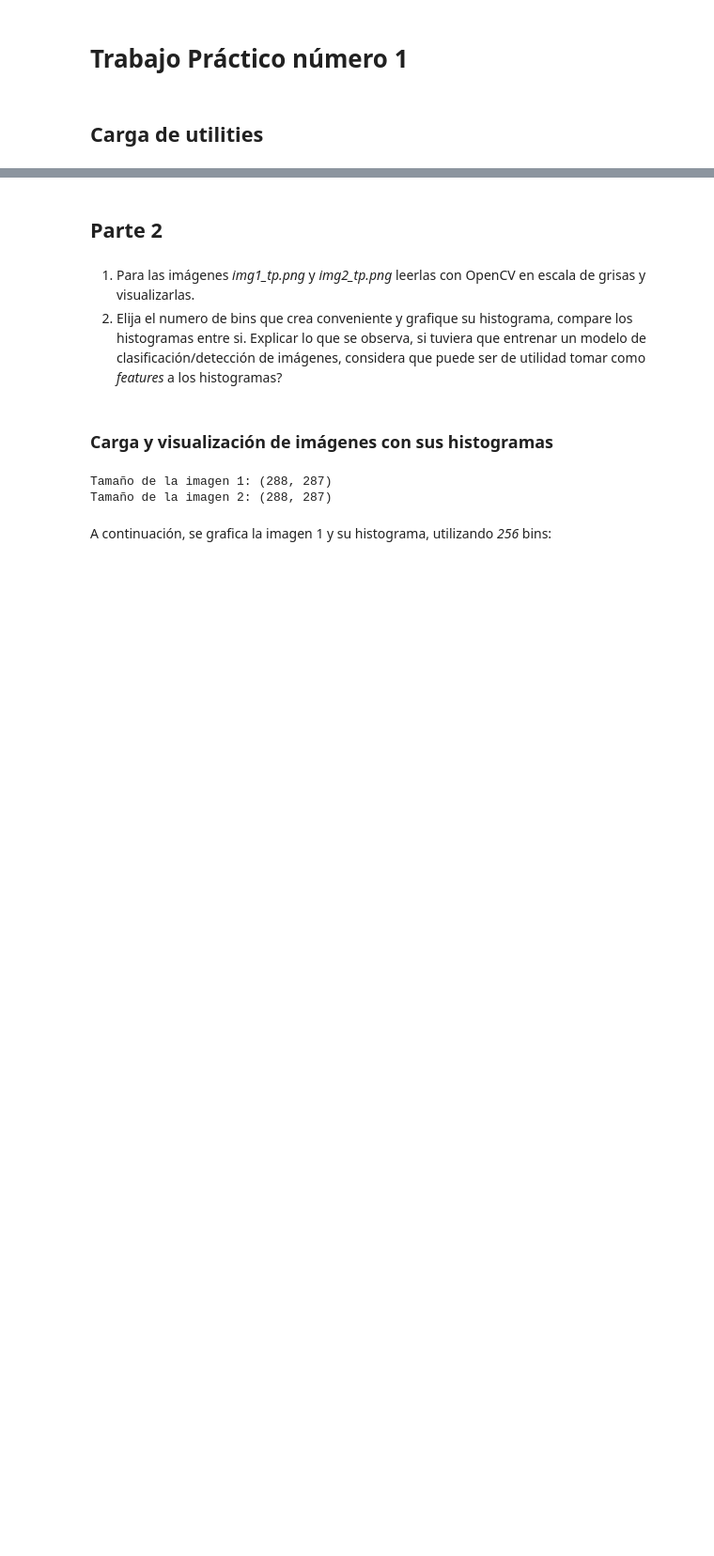
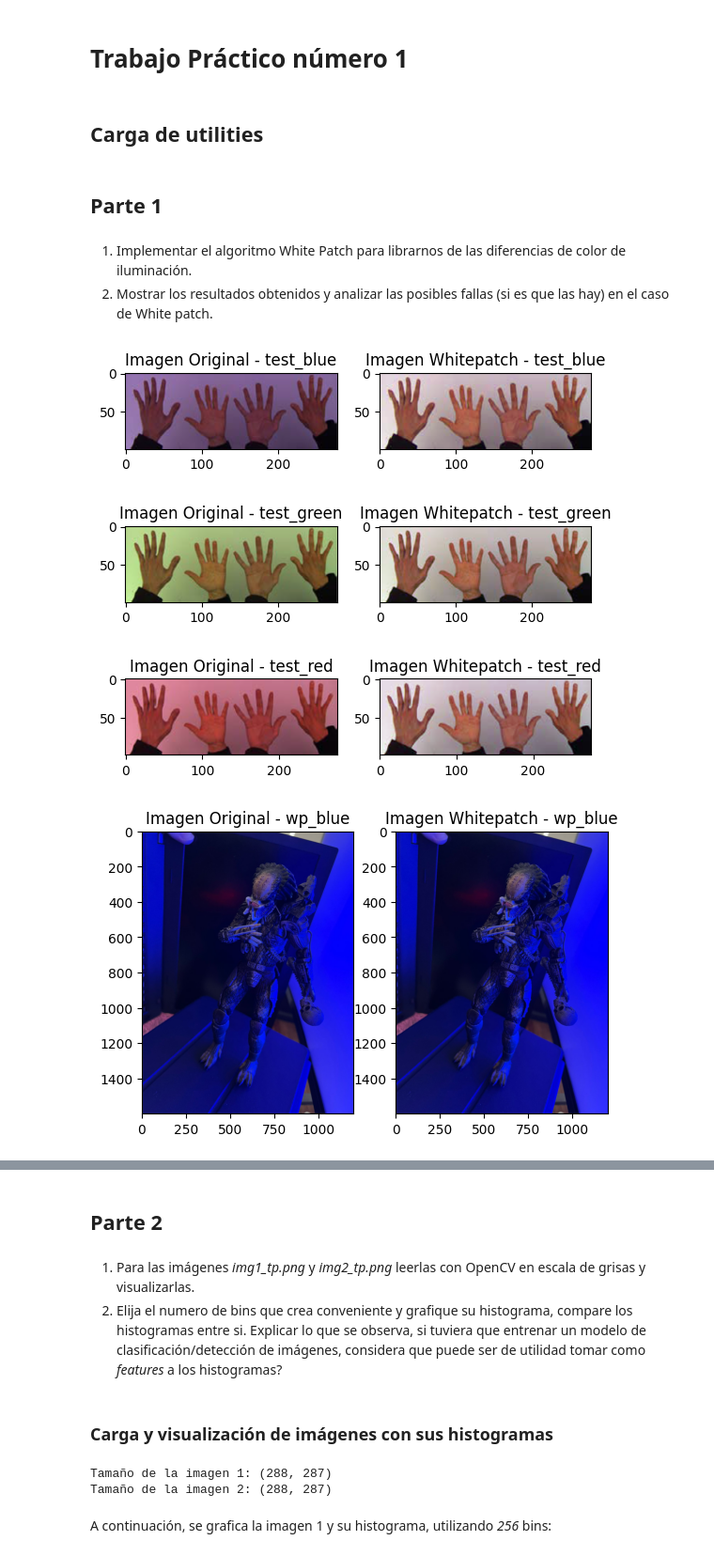
Before and after one commit to gasper-az/vision_computadora_I, a Jupyter notebook: resolucion_tps/TP1/resolucion.ipynb, the cells around one changed output, grey strips where cells are left out. Shown at 94% size. Cells and saved outputs as stored; diff of their text form; code cells hidden in the pictures; blank space fills up the shorter version.

Commit message:
[TP-1] Parte 1: implemento whitepatch a imágenes.

```diff
--- a/resolucion_tps/TP1/resolucion.ipynb
+++ b/resolucion_tps/TP1/resolucion.ipynb
@@ -11,0 +17,34 @@ from utilities.graficos import graficar_imagen_e_histograma, graficar_2_histogra
+# %% [markdown]
+## Parte 1
+# %% [markdown]
+1. Implementar el algoritmo White Patch para librarnos de las diferencias de color de iluminación.
+1. Mostrar los resultados obtenidos y analizar las posibles fallas (si es que las hay) en el caso de White patch.
+# %%
+test_blue_path = "./material/white_patch/test_blue.png"
+test_green_path = "./material/white_patch/test_green.png"
+test_red_path = "./material/white_patch/test_red.png"
+wp_blue_path = "./material/white_patch/wp_blue.jpg"
+wp_green_1_path = "./material/white_patch/wp_green.png"
+wp_green_2_path = "./material/white_patch/wp_green2.jpg"
+wp_red_1_path = "./material/white_patch/wp_red.png"
+wp_red_2_path = "./material/white_patch/wp_red2.jpg"
+# %%
+imgs_dict = {
+    "test_blue": ImageData(path=test_blue_path),
+    "test_green": ImageData(path=test_green_path),
+    "test_red": ImageData(path=test_red_path),
+    "wp_blue": ImageData(path=wp_blue_path),
+    "wp_green_1": ImageData(path=wp_green_1_path),
+    "wp_green_2": ImageData(path=wp_green_2_path),
+    "wp_red_1": ImageData(path=wp_red_1_path),
+    "wp_red_2": ImageData(path=wp_red_2_path),
+}
+# %%
+for img_name, img_data in imgs_dict.items():
+    graficar_2_imagenes(imagen1=img_data.rgbImage, title1=f"Imagen Original - {img_name}",
+                        imagen2=img_data.whitePatchImage, title2=f"Imagen Whitepatch - {img_name}")
+# %% [output]
+[figure, added]
+[figure, added]
+[figure, added]
+[figure, added]
```
Also changed, not shown: parts of 4 cells of this notebook, 2 other files.
